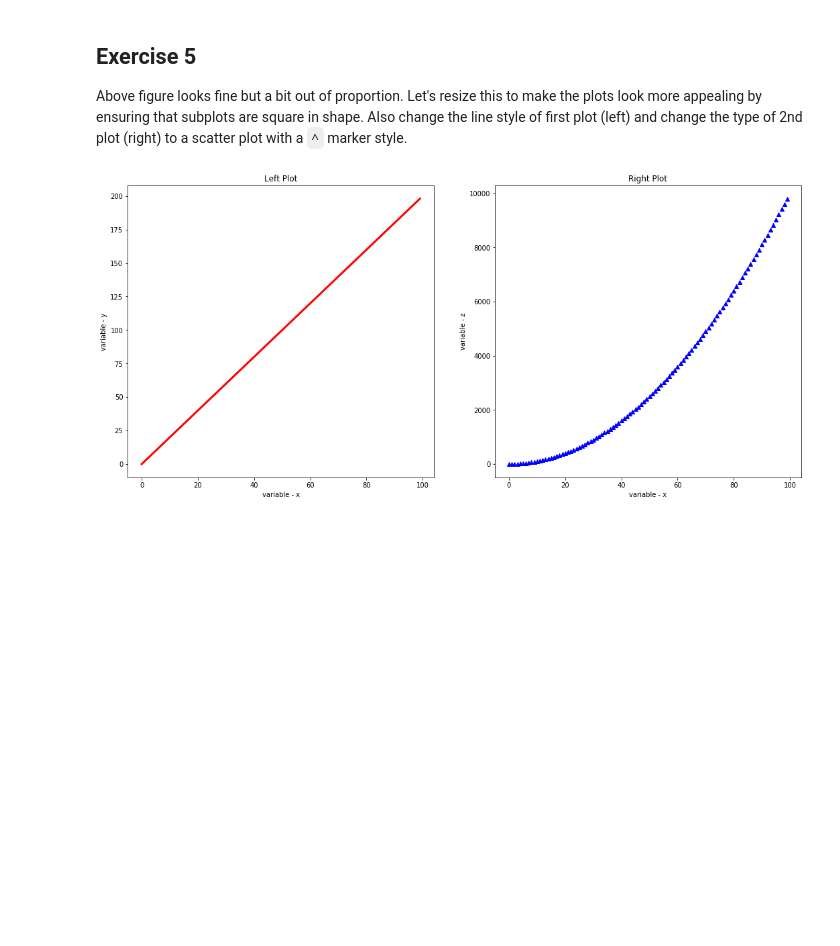
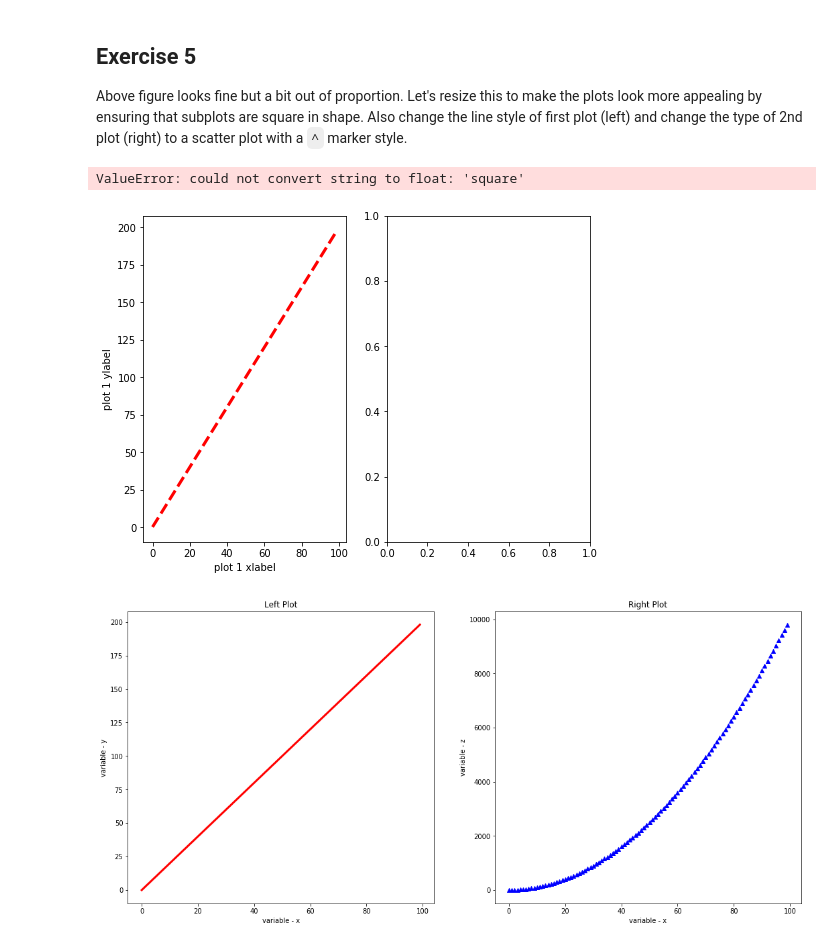
Before and after one commit to Patrickbfuller/dsc-1-03-13-customizing-visualizations-with-matplotlib-lab-seattle-ds-career-040119, a Jupyter notebook: index.ipynb, the cells around one changed output. Cells and saved outputs as stored; diff of their text form; code cells hidden in the pictures; blank space fills up the shorter version.

```diff
--- a/index.ipynb
+++ b/index.ipynb
@@ -181,21 +181,24 @@ Above figure looks fine but a bit out of proportion. Let's resize this to make t
 # %%
 fig4 = plt.figure(figsize=(8,6))
 
 ax1 = fig4.add_subplot(121)  #creating plot fig with 1 row 2 cols and selecting the first
 ax2 = fig4.add_subplot(122)
 
 ax1.plot(x,y, linewidth = 3, linestyle = '--', color = 'red')
 ax1.set_xlabel('plot 1 xlabel')
 ax1.set_ylabel('plot 1 ylabel')
 ax1.set_label('this is plot 1')
 ax1.set_aspect('square')
 
 ax2.plot(x,z, linewidth= 5, linestyle = '-.', color = 'blue')
 ax2.set_xlabel('plot 2 xlabel')
 ax2.set_ylabel('plot 2 ylabel')
 ax2.set_label('this is plot 2')
 ax2.set_title('TITLS WOOT')
-ax2.se
+ax2.set_aspect('square')
+# %% [output]
+ValueError: could not convert string to float: 'square'
+[figure, added]
 # %%
 # %% [output]
 [figure]
```
